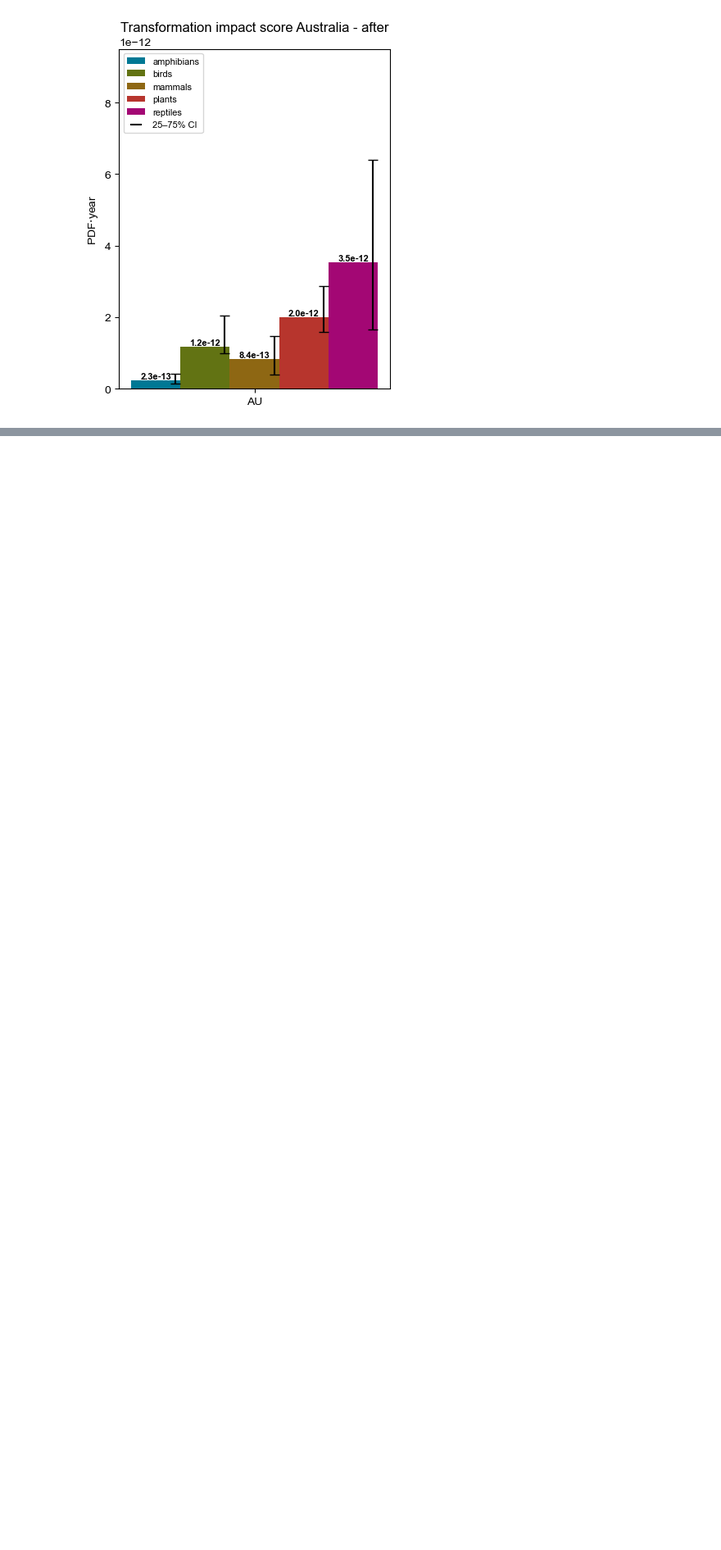
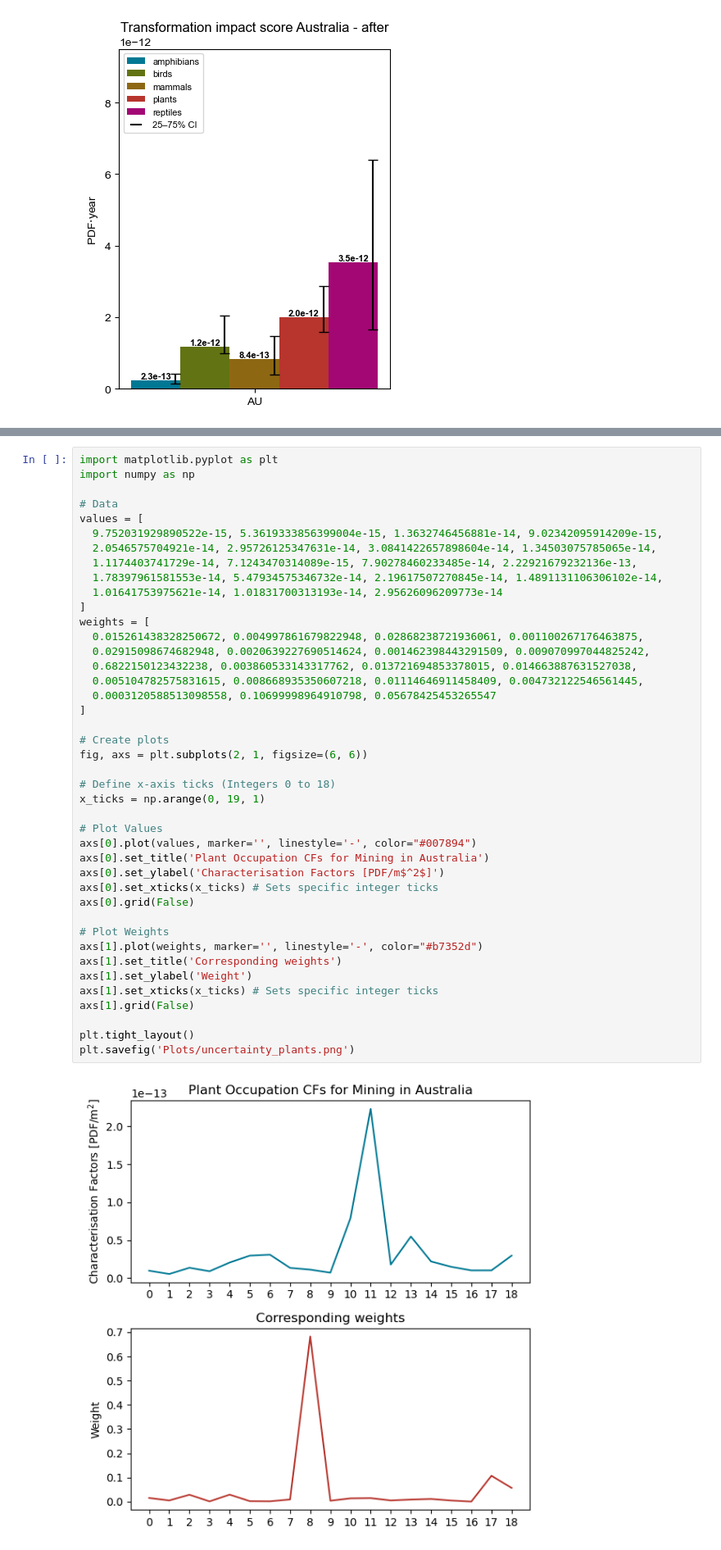
Before and after one commit to Laboratory-for-Energy-Systems-Analysis/edges, a Jupyter notebook: examples/test_severin/Plots.ipynb, the cells around one changed output, grey strips where cells are left out. Shown: that part at 82% size. Cells and saved outputs as stored; diff of their text form; blank space fills up the shorter version.

Commit message:
New plots for the report

```diff
--- a/examples/test_severin/Plots.ipynb
+++ b/examples/test_severin/Plots.ipynb
@@ -931,0 +932,44 @@ plt.show()
+# %%
+import matplotlib.pyplot as plt
+import numpy as np
+
+# Data
+values = [
+  9.752031929890522e-15, 5.3619333856399004e-15, 1.3632746456881e-14, 9.02342095914209e-15,
+  2.0546575704921e-14, 2.95726125347631e-14, 3.0841422657898604e-14, 1.34503075785065e-14,
+  1.1174403741729e-14, 7.1243470314089e-15, 7.90278460233485e-14, 2.22921679232136e-13,
+  1.78397961581553e-14, 5.47934575346732e-14, 2.19617507270845e-14, 1.4891131106306102e-14,
+  1.01641753975621e-14, 1.01831700313193e-14, 2.95626096209773e-14
+]
+weights = [
+  0.015261438328250672, 0.004997861679822948, 0.02868238721936061, 0.001100267176463875,
+  0.02915098674682948, 0.0020639227690514624, 0.001462398443291509, 0.009070997044825242,
+  0.6822150123432238, 0.003860533143317762, 0.013721694853378015, 0.014663887631527038,
+  0.005104782575831615, 0.008668935350607218, 0.01114646911458409, 0.004732122546561445,
+  0.0003120588513098558, 0.10699998964910798, 0.05678425453265547
+]
+
+# Create plots
+fig, axs = plt.subplots(2, 1, figsize=(6, 6))
+
+# Define x-axis ticks (Integers 0 to 18)
+x_ticks = np.arange(0, 19, 1)
+
+# Plot Values
+axs[0].plot(values, marker='', linestyle='-', color="#007894")
+axs[0].set_title('Plant Occupation CFs for Mining in Australia')
+axs[0].set_ylabel('Characterisation Factors [PDF/m$^2$]')
+axs[0].set_xticks(x_ticks) # Sets specific integer ticks
+axs[0].grid(False)
+
+# Plot Weights
+axs[1].plot(weights, marker='', linestyle='-', color="#b7352d")
+axs[1].set_title('Corresponding weights')
+axs[1].set_ylabel('Weight')
+axs[1].set_xticks(x_ticks) # Sets specific integer ticks
+axs[1].grid(False)
+
+plt.tight_layout()
+plt.savefig('Plots/uncertainty_plants.png')
+# %% [output]
+[figure, added]
```
Also changed, not shown: parts of 2 cells of this notebook, 2 other files.
